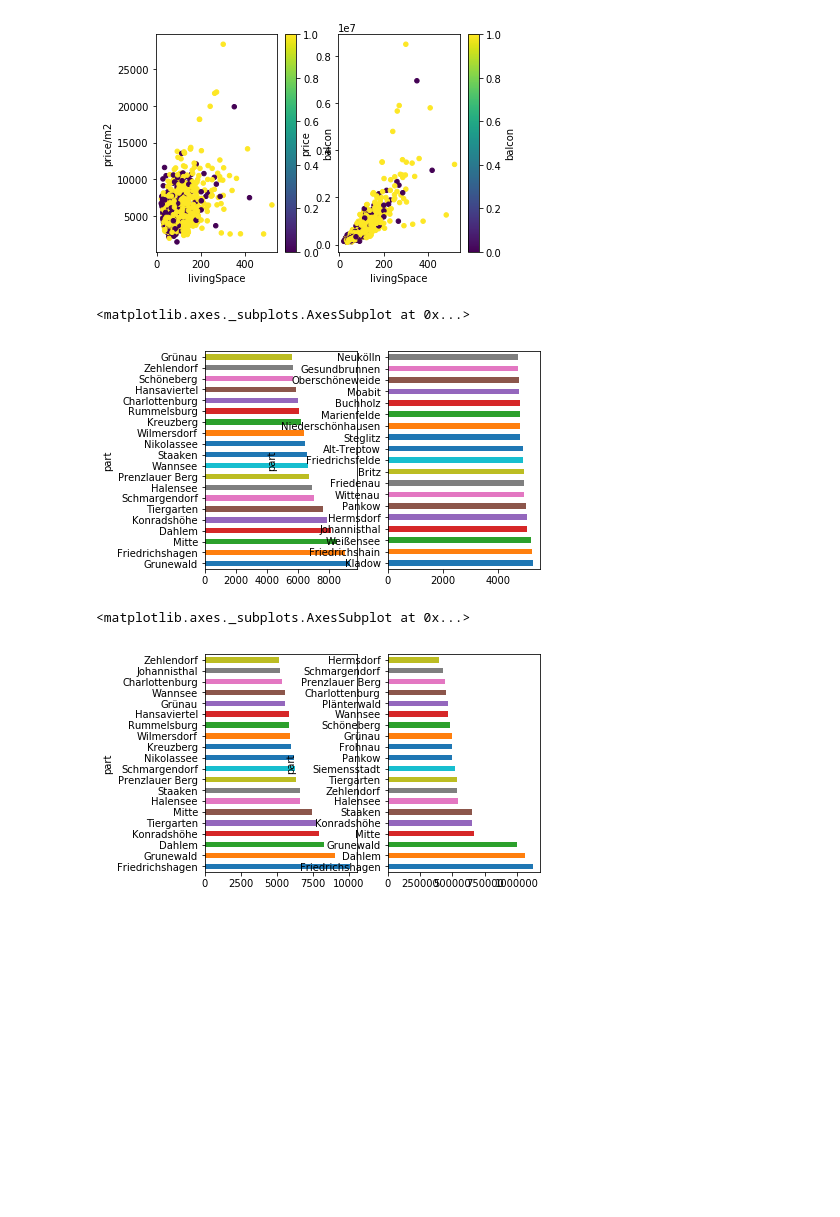
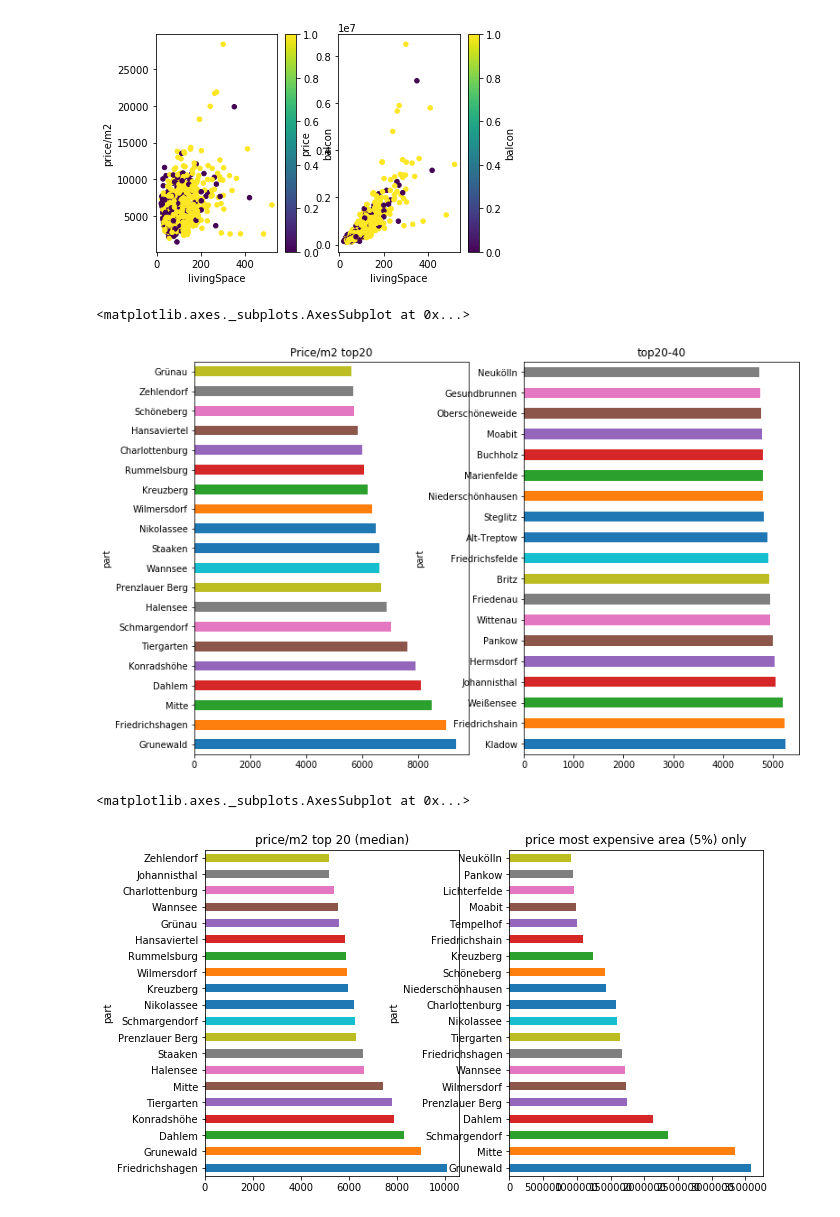
Before and after one commit to soyoungkwon/immo_price, a Jupyter notebook: immobilien_visualization.ipynb, the cells around one changed output. Cells and saved outputs as stored; diff of their text form; code cells hidden in the pictures; blank space fills up the shorter version.

```diff
--- a/immobilien_visualization.ipynb
+++ b/immobilien_visualization.ipynb
@@ -146,22 +154,24 @@ plt.show()
 # %% [output]
 [figure]
 # %%
-fig, axes = plt.subplots(nrows=1, ncols=2)
+fig, axes = plt.subplots(nrows=1, ncols=2, figsize=(12,8))
 df.groupby('part')['price/m2'].mean().sort_values(ascending=False)[:20]\
-.plot.barh(fontsize=10, ax=axes[0])#figsize=(5,5),
+.plot.barh(fontsize=10, ax=axes[0], title='Price/m2 top20')#figsize=(5,5),
 df.groupby('part')['price/m2'].mean().sort_values(ascending=False)[21:40]\
-.plot.barh(fontsize=10, ax=axes[1])#figsize=(5,5),
+.plot.barh(fontsize=10, ax=axes[1], title='top20-40')#figsize=(5,5),
 #[df['part']].isin(top50_part)
 # %% [output]
 <matplotlib.axes._subplots.AxesSubplot at 0x...>
-[figure, old version]
+[figure, new version]
 # %%
-fig, axes = plt.subplots(nrows=1, ncols=2)
+fig, axes = plt.subplots(nrows=1, ncols=2, figsize=(10,6))
 df.groupby('part').aggregate(lambda series: np.median(series.values)).\
-sort_values(by='price/m2',ascending=False)['price/m2'][:20].plot.barh(ax=axes[0])
-df.groupby('part').aggregate(lambda series: np.median(series.values)).\
-sort_values(by='price',ascending=False)['price'][:20].plot.barh(ax=axes[1])
+sort_values(by='price/m2',ascending=False)['price/m2'][:20].\
+plot.barh(ax=axes[0], title='price/m2 top 20 (median)')
+df.groupby('part').aggregate(lambda series: np.median(series.quantile(0.95))).\
+sort_values(by='price',ascending=False)['price'][:20].\
+plot.barh(ax=axes[1], title='price most expensive area (5%) only')
 #np.floor(len(series.values))])
 # %% [output]
 <matplotlib.axes._subplots.AxesSubplot at 0x...>
-[figure, old version]
+[figure, new version]
```
Also changed, not shown: parts of 26 cells of this notebook.
